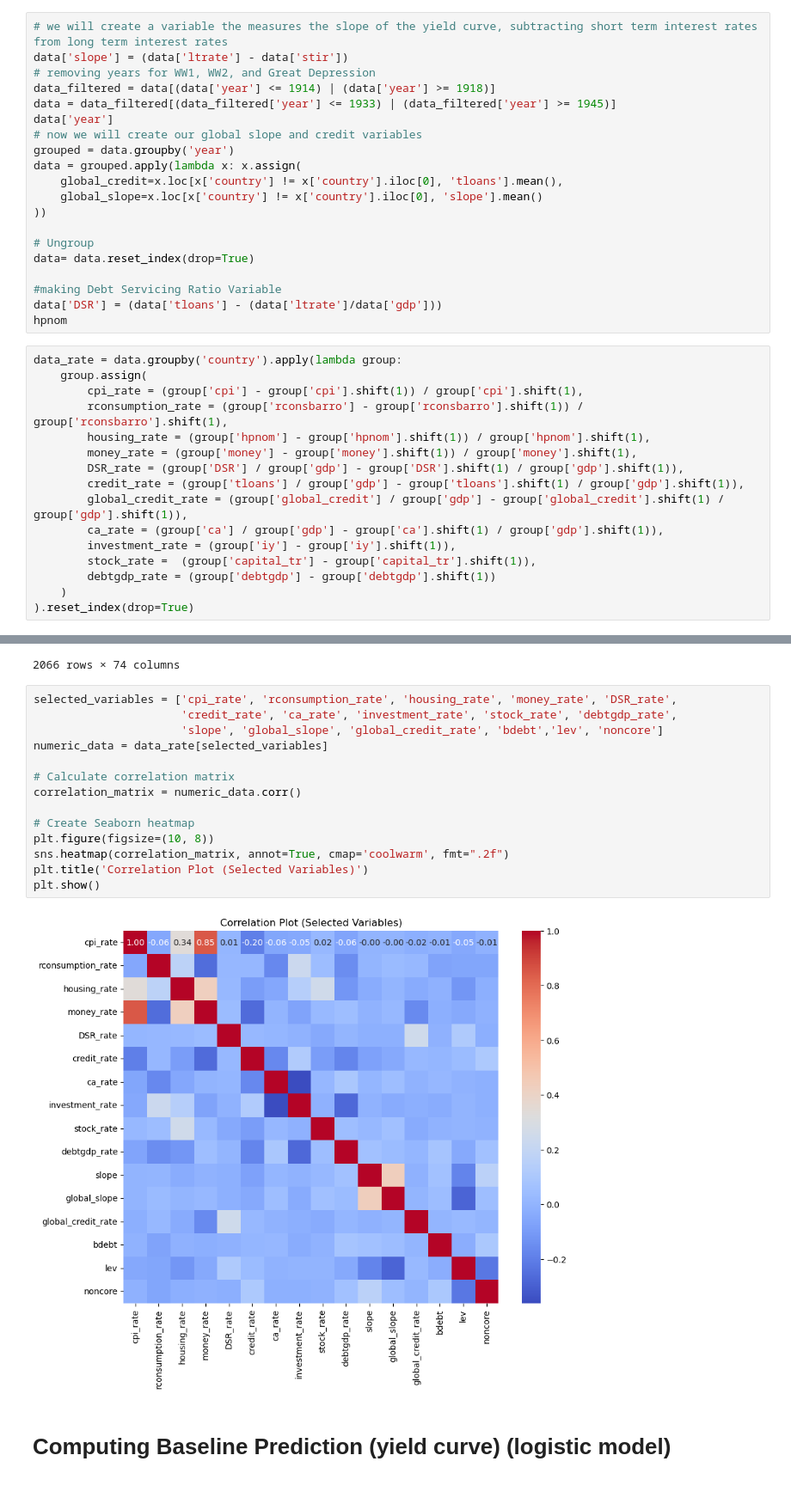
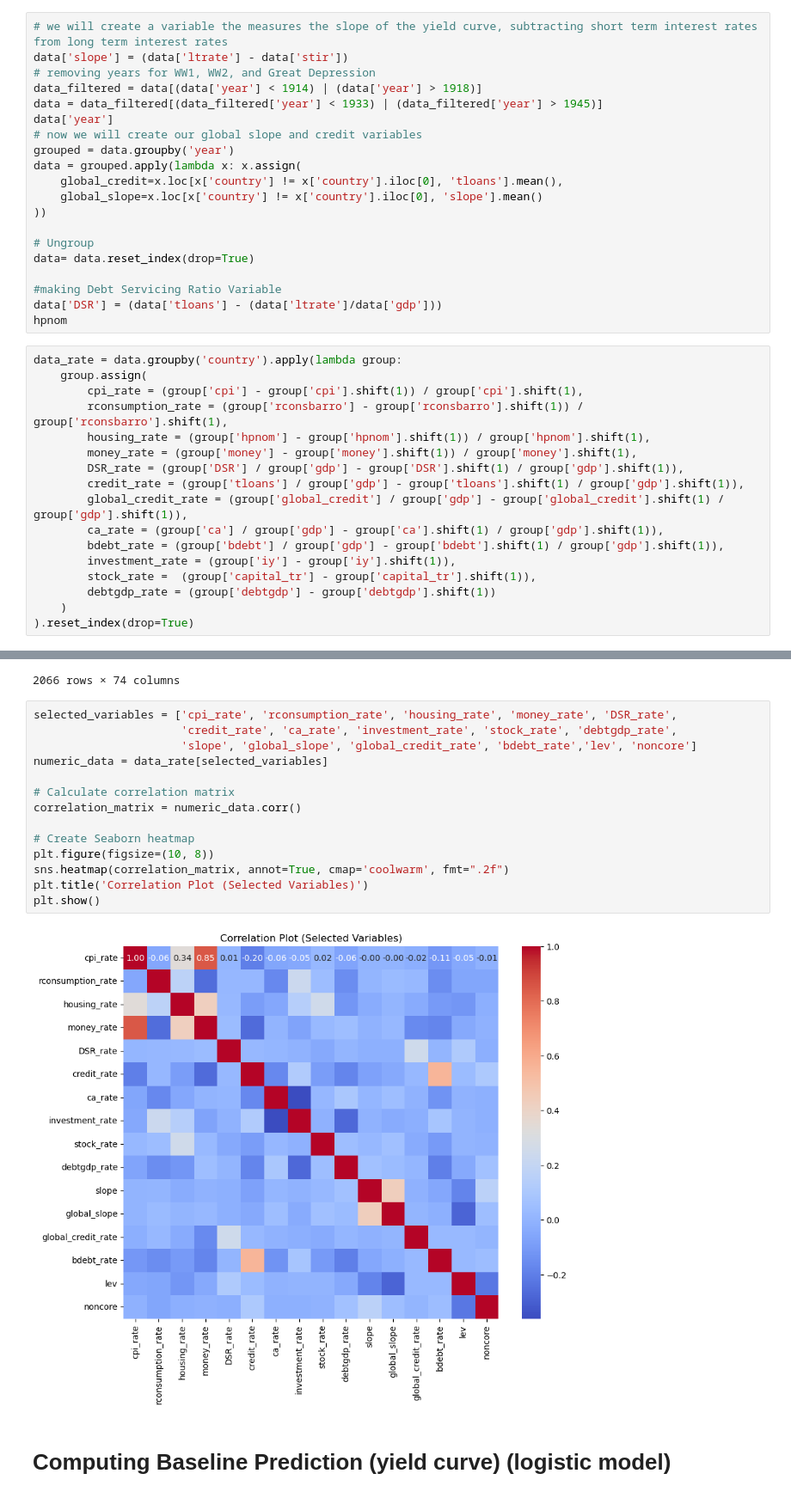
Before and after one commit to stenberg13/financial_crisis_prediction, a Jupyter notebook: Big_Data_Project.ipynb, the cells around one changed output, grey strips where cells are left out. Shown: that part at 86% size. Drawn from its saved outputs; the diff is of its cells as text.

```diff
--- a/Big_Data_Project.ipynb
+++ b/Big_Data_Project.ipynb
@@ -77,8 +77,8 @@ Now we wil account for extraordinary events in history, and remove the years dur
 # we will create a variable the measures the slope of the yield curve, subtracting short term interest rates from long term interest rates
 data['slope'] = (data['ltrate'] - data['stir'])
 # removing years for WW1, WW2, and Great Depression
-data_filtered = data[(data['year'] <= 1914) | (data['year'] >= 1918)]
-data = data_filtered[(data_filtered['year'] <= 1933) | (data_filtered['year'] >= 1945)]
+data_filtered = data[(data['year'] < 1914) | (data['year'] > 1918)]
+data = data_filtered[(data_filtered['year'] < 1933) | (data_filtered['year'] > 1945)]
 data['year']
 # now we will create our global slope and credit variables
 grouped = data.groupby('year')
@@ -104,6 +104,7 @@ data_rate = data.groupby('country').apply(lambda group:
         credit_rate = (group['tloans'] / group['gdp'] - group['tloans'].shift(1) / group['gdp'].shift(1)),
         global_credit_rate = (group['global_credit'] / group['gdp'] - group['global_credit'].shift(1) / group['gdp'].shift(1)),
         ca_rate = (group['ca'] / group['gdp'] - group['ca'].shift(1) / group['gdp'].shift(1)),
+        bdebt_rate = (group['bdebt'] / group['gdp'] - group['bdebt'].shift(1) / group['gdp'].shift(1)),
         investment_rate = (group['iy'] - group['iy'].shift(1)),
         stock_rate =  (group['capital_tr'] - group['capital_tr'].shift(1)),
         debtgdp_rate = (group['debtgdp'] - group['debtgdp'].shift(1))
@@ -132,19 +133,19 @@ data_rate = data.groupby('country').apply(lambda group:
 # %%
 selected_variables = ['cpi_rate', 'rconsumption_rate', 'housing_rate', 'money_rate', 'DSR_rate',
                       'credit_rate', 'ca_rate', 'investment_rate', 'stock_rate', 'debtgdp_rate',
-                      'slope', 'global_slope', 'global_credit_rate', 'bdebt','lev', 'noncore']
+                      'slope', 'global_slope', 'global_credit_rate', 'bdebt_rate','lev', 'noncore']
 numeric_data = data_rate[selected_variables]
 
 # Calculate correlation matrix
 correlation_matrix = numeric_data.corr()
 
 # Create Seaborn heatmap
 plt.figure(figsize=(10, 8))
 sns.heatmap(correlation_matrix, annot=True, cmap='coolwarm', fmt=".2f")
 plt.title('Correlation Plot (Selected Variables)')
 plt.show()
 # %% [output]
-[figure, old version]
+[figure, new version]
 # %% [markdown]
 # Computing Baseline Prediction (yield curve) (logistic model)
 # %% [markdown]
```
